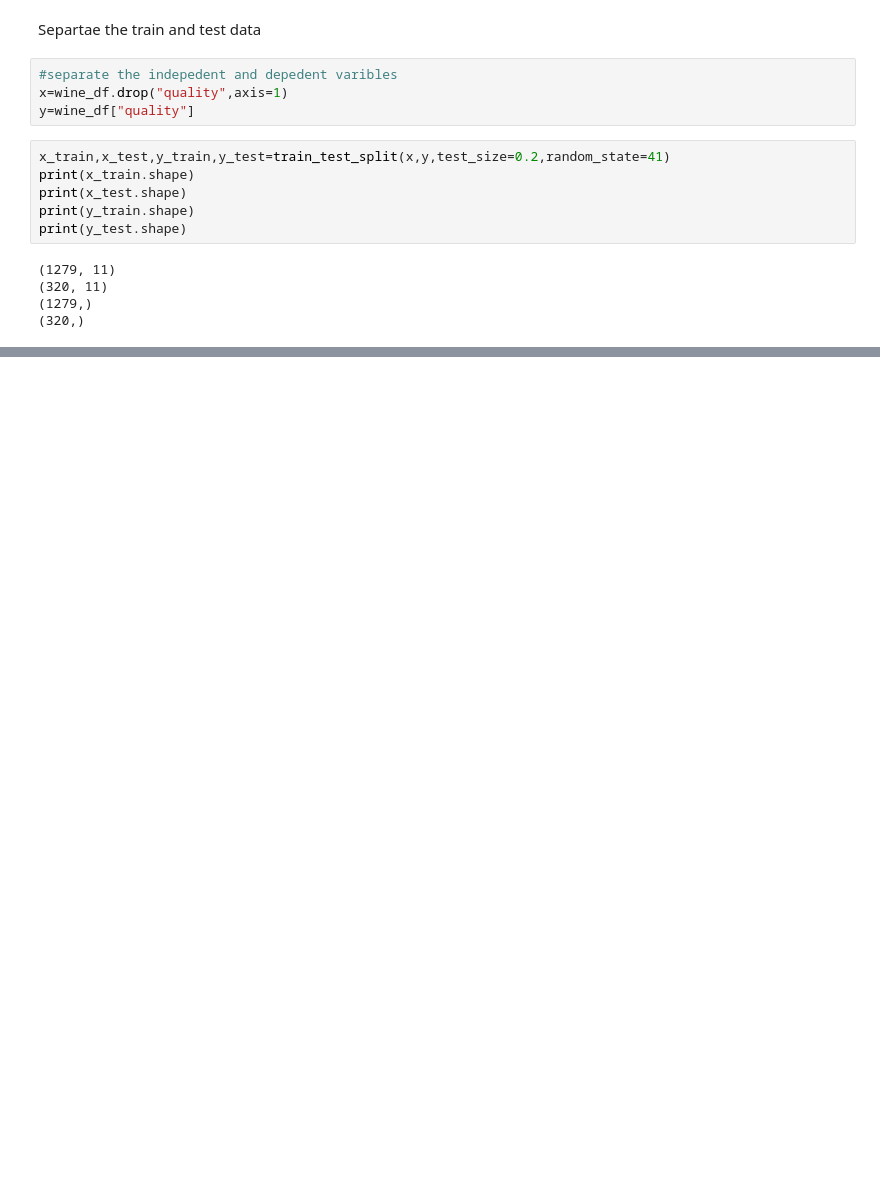
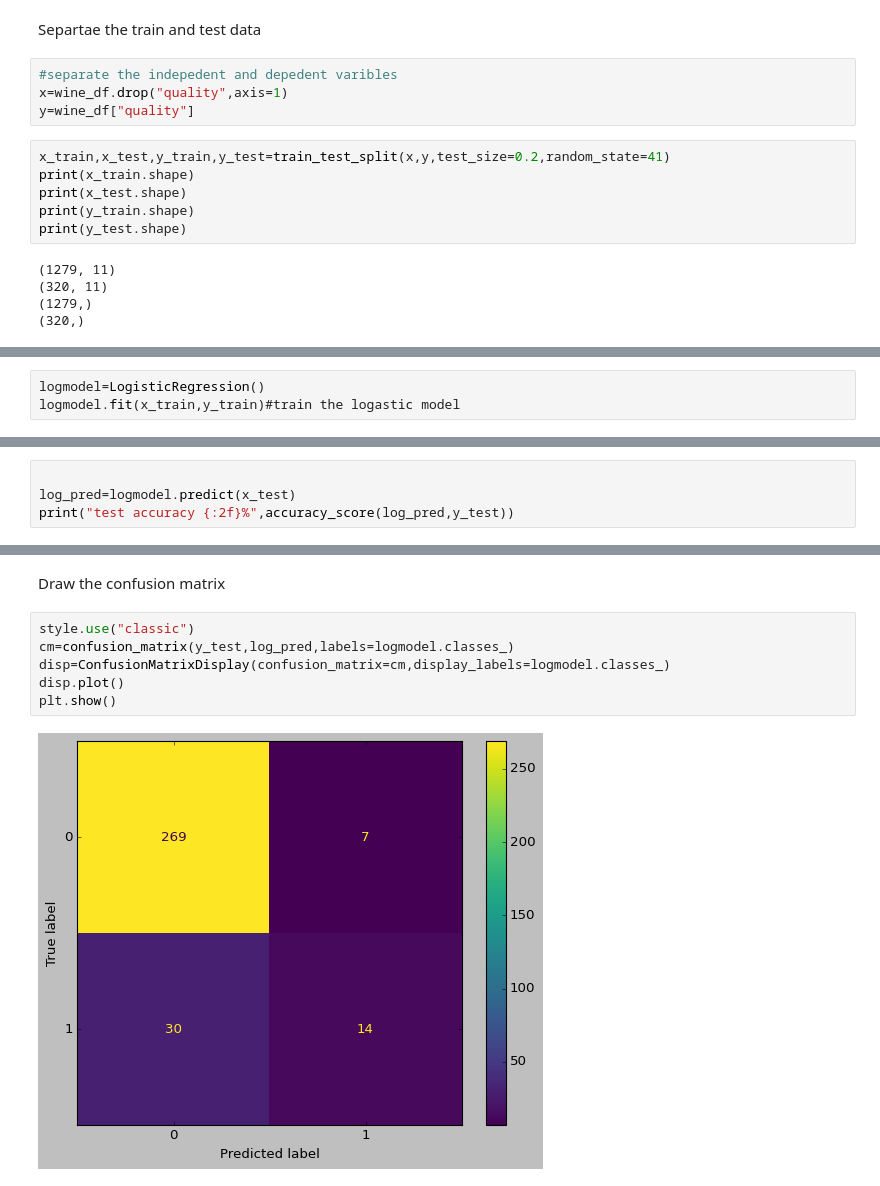
Before and after one commit to kumar-kiran-24/wine-quality-prediction, a Jupyter notebook: src/main.ipynb, the cells around one changed output, grey strips where cells are left out. Drawn from its saved outputs; the diff is of its cells as text; blank space fills up the shorter version.

Commit message:
train and test by the Loogastic Regression Model

```diff
--- a/src/main.ipynb
+++ b/src/main.ipynb
@@ -142,0 +148,3 @@ print(y_test.shape)
+# %%
+logmodel=LogisticRegression()
+logmodel.fit(x_train,y_train)#train the logastic model
@@ -142,0 +155,4 @@ print(y_test.shape)
+# %%
+
+log_pred=logmodel.predict(x_test)
+print("test accuracy {:2f}%",accuracy_score(log_pred,y_test))
@@ -142,0 +172,10 @@ print(y_test.shape)
+# %% [markdown]
+Draw the confusion matrix
+# %%
+style.use("classic")
+cm=confusion_matrix(y_test,log_pred,labels=logmodel.classes_)
+disp=ConfusionMatrixDisplay(confusion_matrix=cm,display_labels=logmodel.classes_)
+disp.plot()
+plt.show()
+# %% [output]
+[figure, added]
```
Also changed, not shown: parts of 8 cells of this notebook.
